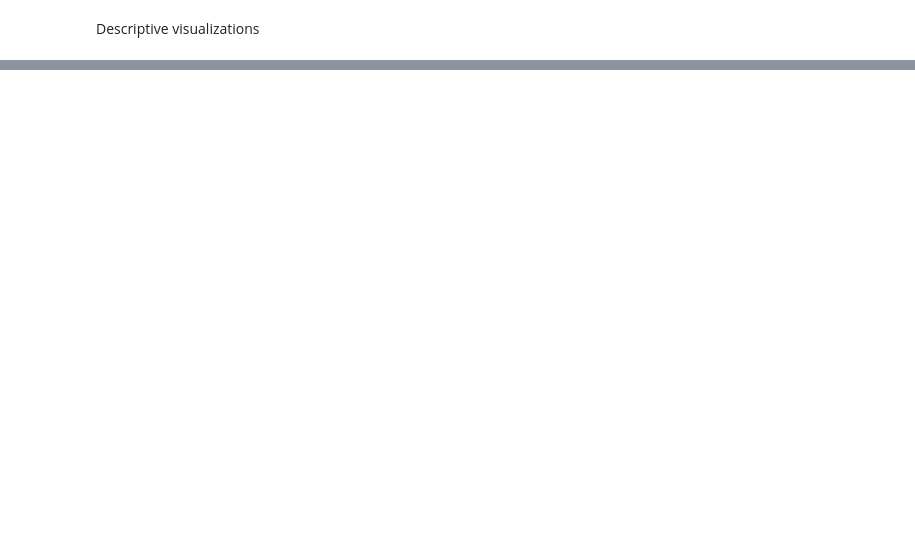
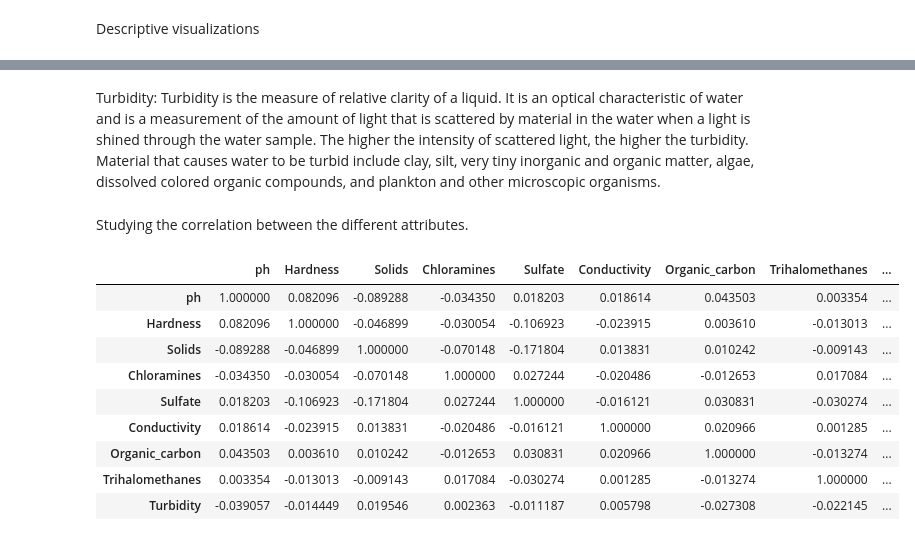
Before and after one commit to Celiandorra/Water-quality, a Jupyter notebook: EDA.ipynb, the cells around one changed output, grey strips where cells are left out. Cells and saved outputs as stored; diff of their text form; code cells hidden in the pictures; blank space fills up the shorter version.

```diff
--- a/EDA.ipynb
+++ b/EDA.ipynb
@@ -98,0 +300,2 @@ fig.show()
+# %% [markdown]
+Turbidity: Turbidity is the measure of relative clarity of a liquid. It is an optical characteristic of water and is a measurement of the amount of light that is scattered by material in the water when a light is shined through the water sample. The higher the intensity of scattered light, the higher the turbidity. Material that causes water to be turbid include clay, silt, very tiny inorganic and organic matter, algae, dissolved colored organic compounds, and plankton and other microscopic organisms.
@@ -98,0 +321,2 @@ fig.show()
+# %% [markdown]
+Studying the correlation between the different attributes.
@@ -98,0 +334,14 @@ fig.show()
+# %%
+cor=df.drop('Potability',axis=1).corr()
+cor
+# %% [output]
+|  | ph | Hardness | Solids | Chloramines | Sulfate | Conductivity | Organic_carbon | Trihalomethanes | ... |
+| ph | 1.000000 | 0.082096 | -0.089288 | -0.034350 | 0.018203 | 0.018614 | 0.043503 | 0.003354 | ... |
+| Hardness | 0.082096 | 1.000000 | -0.046899 | -0.030054 | -0.106923 | -0.023915 | 0.003610 | -0.013013 | ... |
+| Solids | -0.089288 | -0.046899 | 1.000000 | -0.070148 | -0.171804 | 0.013831 | 0.010242 | -0.009143 | ... |
+| Chloramines | -0.034350 | -0.030054 | -0.070148 | 1.000000 | 0.027244 | -0.020486 | -0.012653 | 0.017084 | ... |
+| Sulfate | 0.018203 | -0.106923 | -0.171804 | 0.027244 | 1.000000 | -0.016121 | 0.030831 | -0.030274 | ... |
+| Conductivity | 0.018614 | -0.023915 | 0.013831 | -0.020486 | -0.016121 | 1.000000 | 0.020966 | 0.001285 | ... |
+| Organic_carbon | 0.043503 | 0.003610 | 0.010242 | -0.012653 | 0.030831 | 0.020966 | 1.000000 | -0.013274 | ... |
+| Trihalomethanes | 0.003354 | -0.013013 | -0.009143 | 0.017084 | -0.030274 | 0.001285 | -0.013274 | 1.000000 | ... |
+| Turbidity | -0.039057 | -0.014449 | 0.019546 | 0.002363 | -0.011187 | 0.005798 | -0.027308 | -0.022145 | ... |
```
Also changed, not shown: parts of 49 cells of this notebook, 4 other files.
